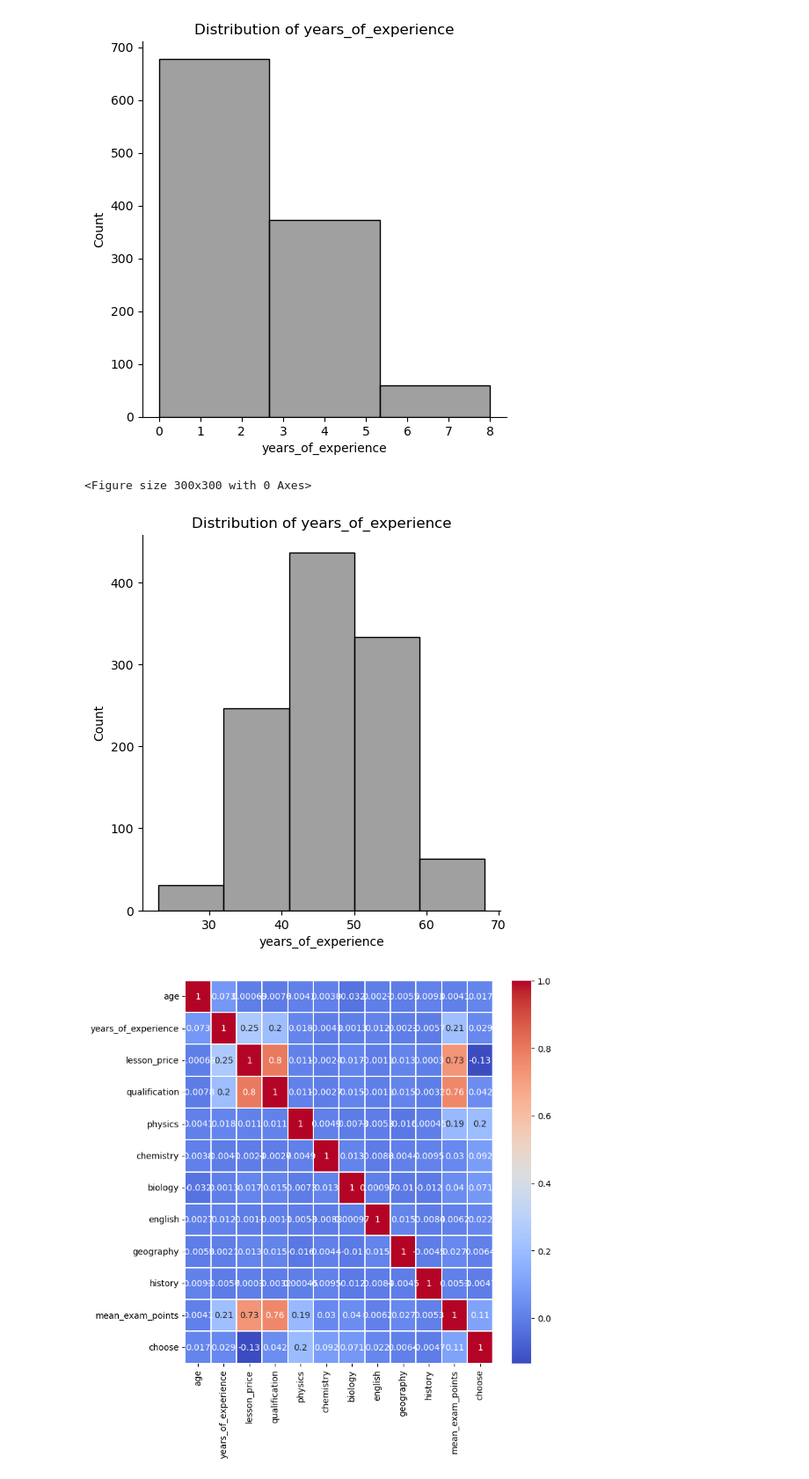
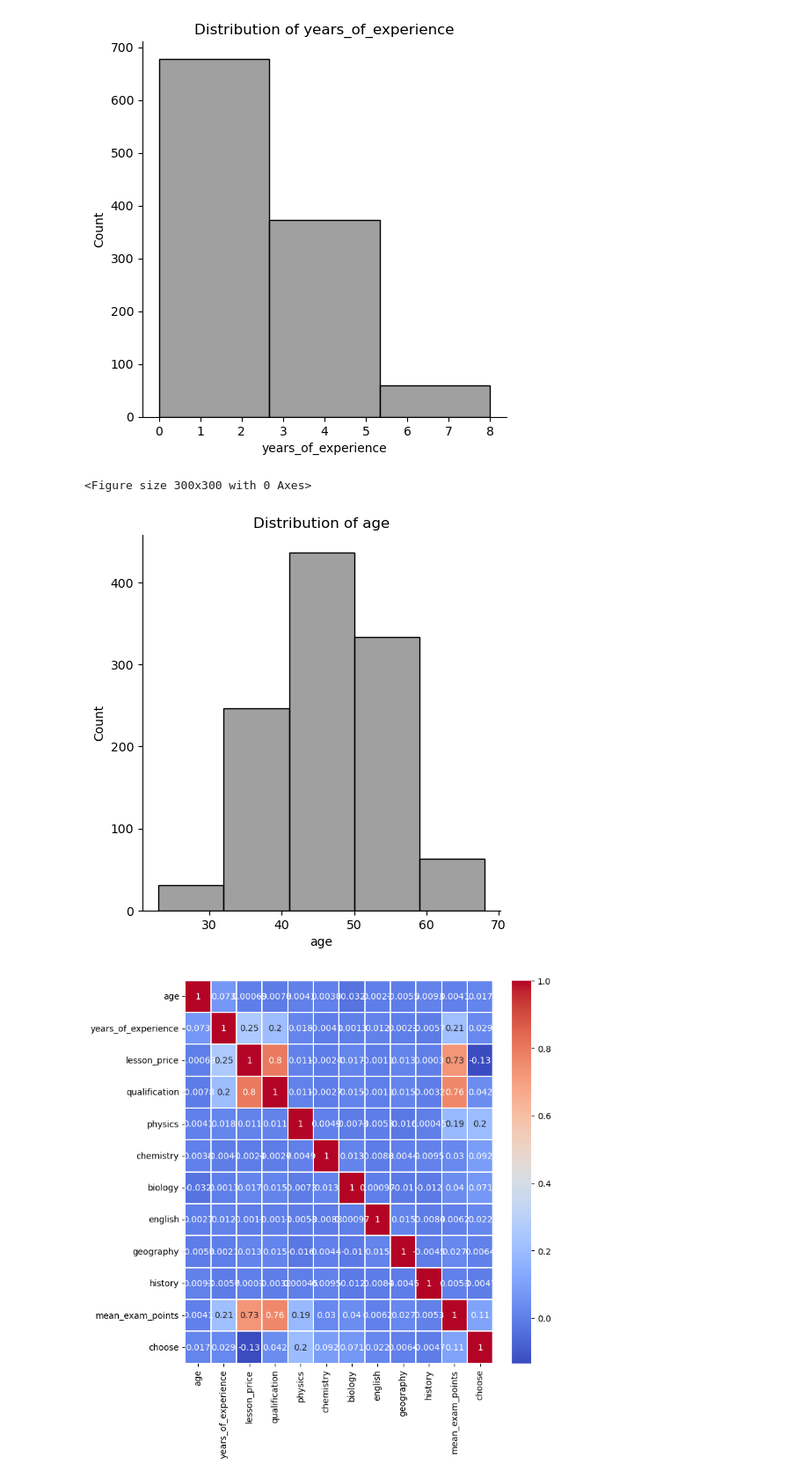
Before and after one commit to SpaceMakerc/tutor_prediction, a Jupyter notebook: predict_model_v1.ipynb, the cells around one changed output. Shown at 88% size. Saved outputs shown, nothing was run; the diff lists cells and outputs as text; code cells hidden in the pictures.

```diff
--- a/predict_model_v1.ipynb
+++ b/predict_model_v1.ipynb
@@ -562,16 +552,16 @@ plt.show()
 # %%
 plt.figure(figsize=(3, 3))
 
 sns.displot(df_train.loc[df_train["choose"] == 1, "age"], bins=5, color="grey", kde=False, )
 
-plt.title("Distribution of years_of_experience")
+plt.title("Distribution of age")
 plt.ylabel("Count")
-plt.xlabel("years_of_experience")
+plt.xlabel("age")
 
 plt.show()
 # %% [output]
 <Figure size 300x300 with 0 Axes>
-[figure, old version]
+[figure, new version]
 # %%
 plt.figure(figsize=(8, 8))
 
```
Also changed, not shown: parts of 3 cells of this notebook.
